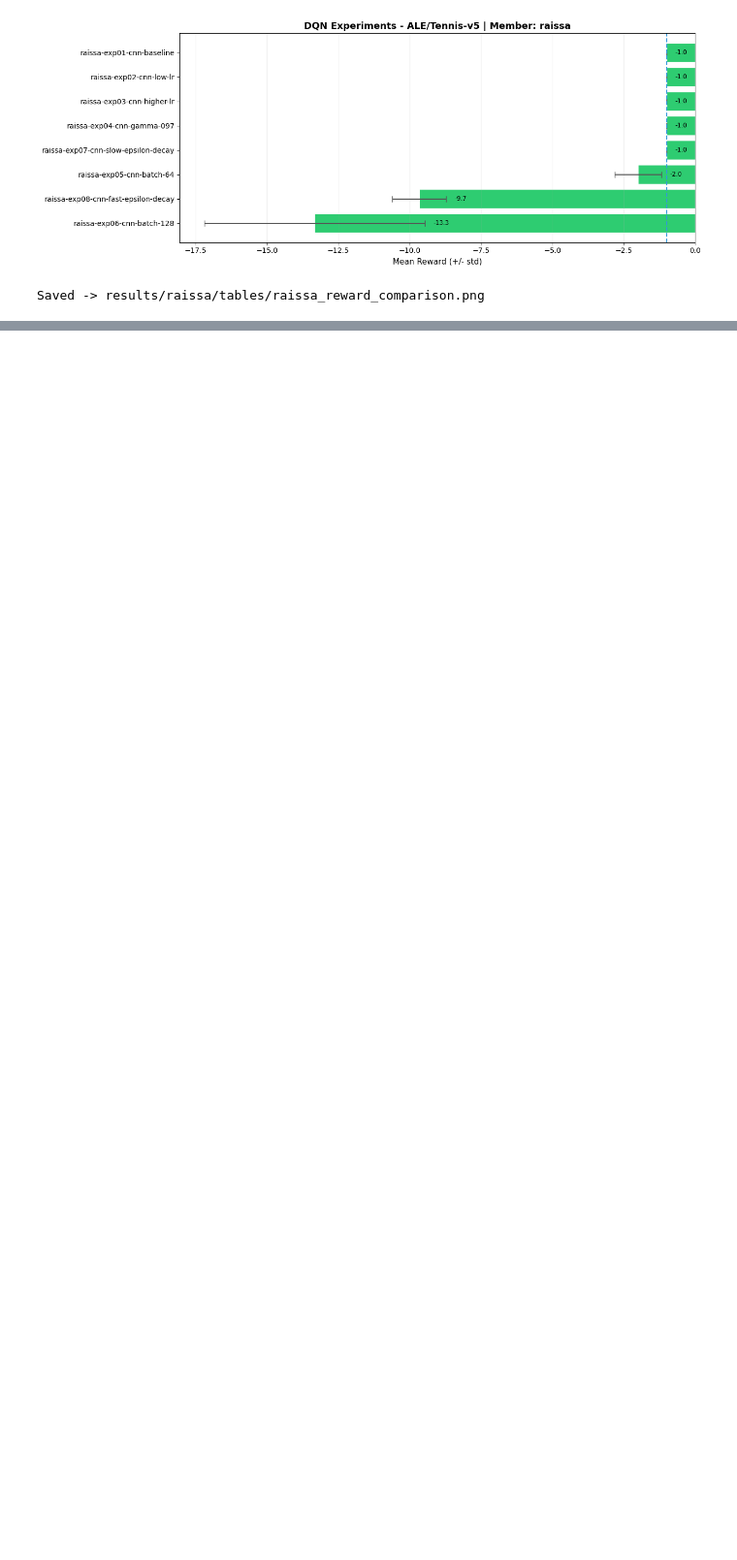
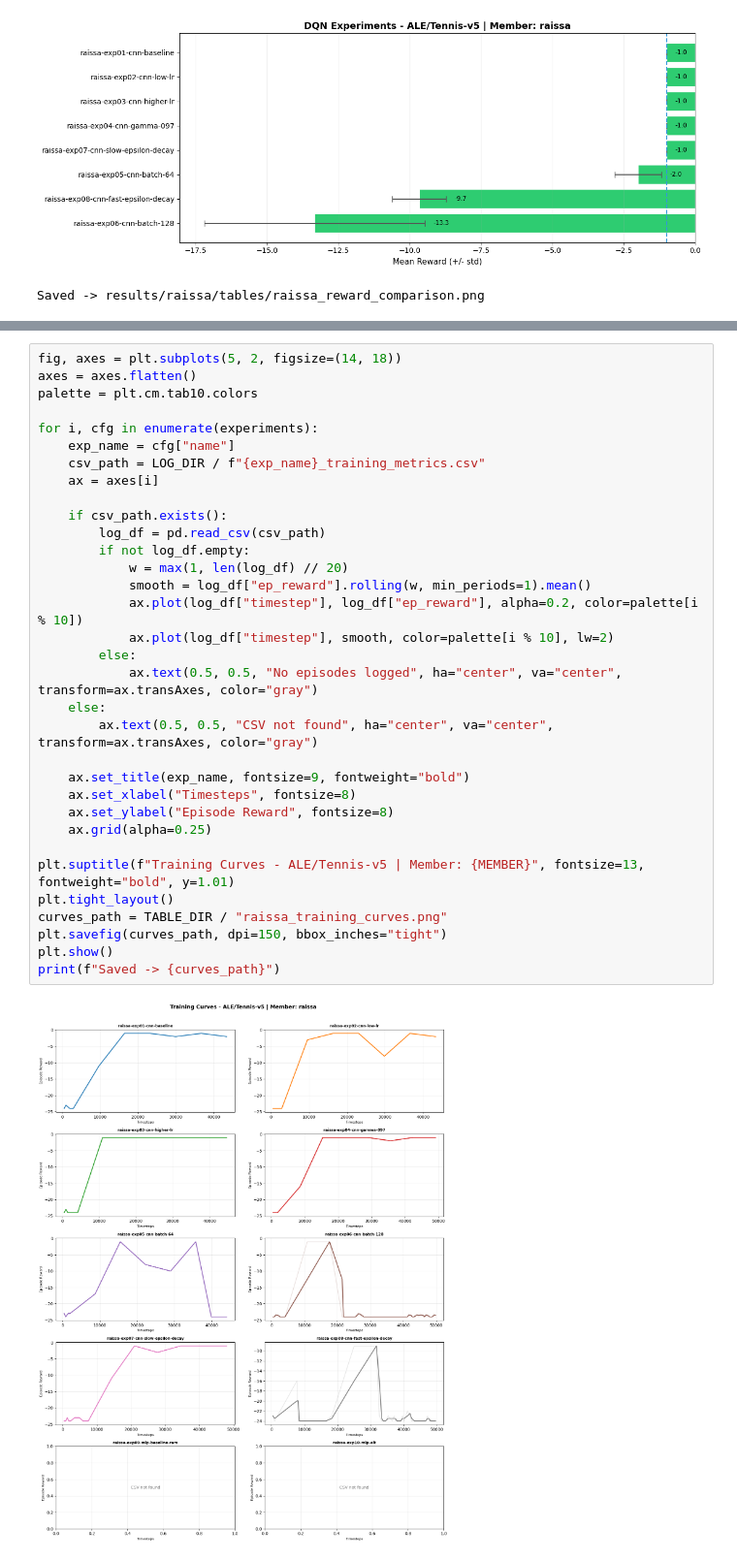
Before and after one commit to Best-Verie/boxing_dqn_agent, a Jupyter notebook: experiments/raissa_experiments.ipynb, the cells around one changed output, grey strips where cells are left out. Shown at 97% size. Saved outputs shown, nothing was run; the diff lists cells and outputs as text; blank space fills up the shorter version.

Commit message:
finish raissa notebook

```diff
--- a/experiments/raissa_experiments.ipynb
+++ b/experiments/raissa_experiments.ipynb
@@ -672,0 +675,35 @@ Saved -> results/raissa/tables/raissa_reward_comparison.png
+# %%
+fig, axes = plt.subplots(5, 2, figsize=(14, 18))
+axes = axes.flatten()
+palette = plt.cm.tab10.colors
+
+for i, cfg in enumerate(experiments):
+    exp_name = cfg["name"]
+    csv_path = LOG_DIR / f"{exp_name}_training_metrics.csv"
+    ax = axes[i]
+
+    if csv_path.exists():
+        log_df = pd.read_csv(csv_path)
+        if not log_df.empty:
+            w = max(1, len(log_df) // 20)
+            smooth = log_df["ep_reward"].rolling(w, min_periods=1).mean()
+            ax.plot(log_df["timestep"], log_df["ep_reward"], alpha=0.2, color=palette[i % 10])
+            ax.plot(log_df["timestep"], smooth, color=palette[i % 10], lw=2)
+        else:
+            ax.text(0.5, 0.5, "No episodes logged", ha="center", va="center", transform=ax.transAxes, color="gray")
+    else:
+        ax.text(0.5, 0.5, "CSV not found", ha="center", va="center", transform=ax.transAxes, color="gray")
+
+    ax.set_title(exp_name, fontsize=9, fontweight="bold")
+    ax.set_xlabel("Timesteps", fontsize=8)
+    ax.set_ylabel("Episode Reward", fontsize=8)
+    ax.grid(alpha=0.25)
+
+plt.suptitle(f"Training Curves - ALE/Tennis-v5 | Member: {MEMBER}", fontsize=13, fontweight="bold", y=1.01)
+plt.tight_layout()
+curves_path = TABLE_DIR / "raissa_training_curves.png"
+plt.savefig(curves_path, dpi=150, bbox_inches="tight")
+plt.show()
+print(f"Saved -> {curves_path}")
+# %% [output]
+[figure, added]
```
Also changed, not shown: parts of 6 cells of this notebook.
